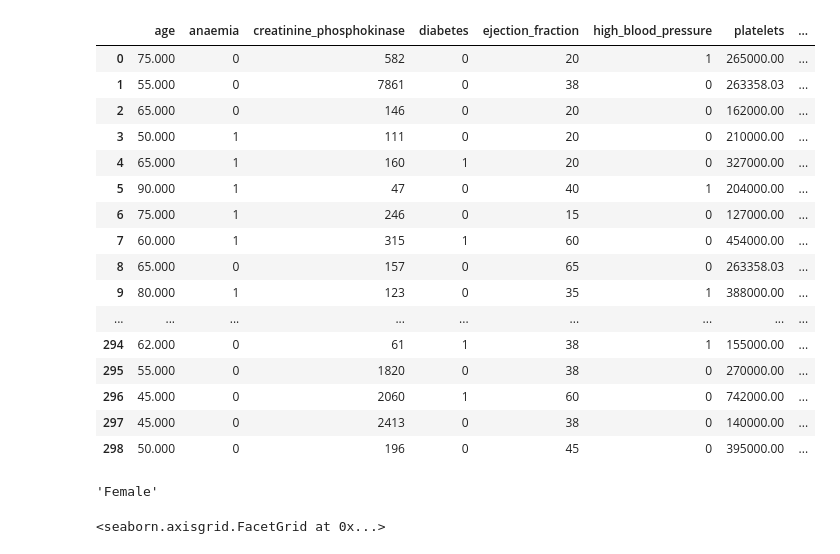
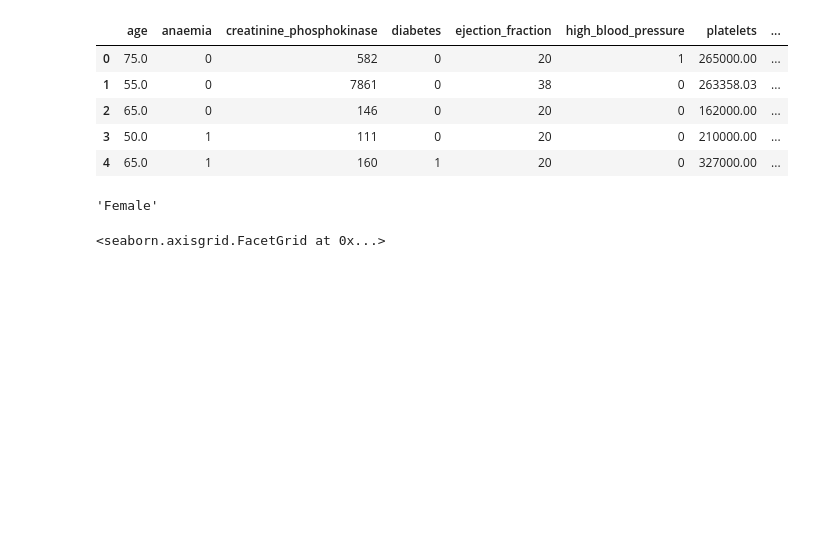
Before and after one commit to melinda15/build_fall_2022, a Jupyter notebook: Finding-an-Interesting-Dataset-MelindaYee/heart_failure_data.ipynb, the cells around one changed output. Drawn from its saved outputs; the diff is of its cells as text; code cells hidden in the pictures; blank space fills up the shorter version.

Commit message:
Updated Finding-an-Interesting-Dataset: answered all the questions listed on the README

```diff
--- a/Finding-an-Interesting-Dataset-MelindaYee/heart_failure_data.ipynb
+++ b/Finding-an-Interesting-Dataset-MelindaYee/heart_failure_data.ipynb
@@ -1,29 +1,18 @@
 # %%
-import pandas
-import seaborn
+import pandas as pd
+import seaborn as sns
 
-pandas.options.display.max_columns = None
-pandas.options.display.max_rows = None
+pd.options.display.max_columns = None
+pd.options.display.max_rows = None
 
-csv_data = pandas.read_csv("heart_failure_clinical_records_dataset.csv")
+data = pd.read_csv("heart_failure_clinical_records_dataset.csv")
 
-csv_data
+data.head()
 # %% [output]
 |  | age | anaemia | creatinine_phosphokinase | diabetes | ejection_fraction | high_blood_pressure | platelets | ... |
-| 0 | 75.000 | 0 | 582 | 0 | 20 | 1 | 265000.00 | ... |
-| 1 | 55.000 | 0 | 7861 | 0 | 38 | 0 | 263358.03 | ... |
-| 2 | 65.000 | 0 | 146 | 0 | 20 | 0 | 162000.00 | ... |
-| 3 | 50.000 | 1 | 111 | 0 | 20 | 0 | 210000.00 | ... |
-| 4 | 65.000 | 1 | 160 | 1 | 20 | 0 | 327000.00 | ... |
-| 5 | 90.000 | 1 | 47 | 0 | 40 | 1 | 204000.00 | ... |
-| 6 | 75.000 | 1 | 246 | 0 | 15 | 0 | 127000.00 | ... |
-| 7 | 60.000 | 1 | 315 | 1 | 60 | 0 | 454000.00 | ... |
-| 8 | 65.000 | 0 | 157 | 0 | 65 | 0 | 263358.03 | ... |
-| 9 | 80.000 | 1 | 123 | 0 | 35 | 1 | 388000.00 | ... |
-| ... | ... | ... | ... | ... | ... | ... | ... | ... |
-| 294 | 62.000 | 0 | 61 | 1 | 38 | 1 | 155000.00 | ... |
-| 295 | 55.000 | 0 | 1820 | 0 | 38 | 0 | 270000.00 | ... |
-| 296 | 45.000 | 0 | 2060 | 1 | 60 | 0 | 742000.00 | ... |
-| 297 | 45.000 | 0 | 2413 | 0 | 38 | 0 | 140000.00 | ... |
-| 298 | 50.000 | 0 | 196 | 0 | 45 | 0 | 395000.00 | ... |
+| 0 | 75.0 | 0 | 582 | 0 | 20 | 1 | 265000.00 | ... |
+| 1 | 55.0 | 0 | 7861 | 0 | 38 | 0 | 263358.03 | ... |
+| 2 | 65.0 | 0 | 146 | 0 | 20 | 0 | 162000.00 | ... |
+| 3 | 50.0 | 1 | 111 | 0 | 20 | 0 | 210000.00 | ... |
+| 4 | 65.0 | 1 | 160 | 1 | 20 | 0 | 327000.00 | ... |
 # %%
```
Also changed, not shown: parts of 35 cells of this notebook.
